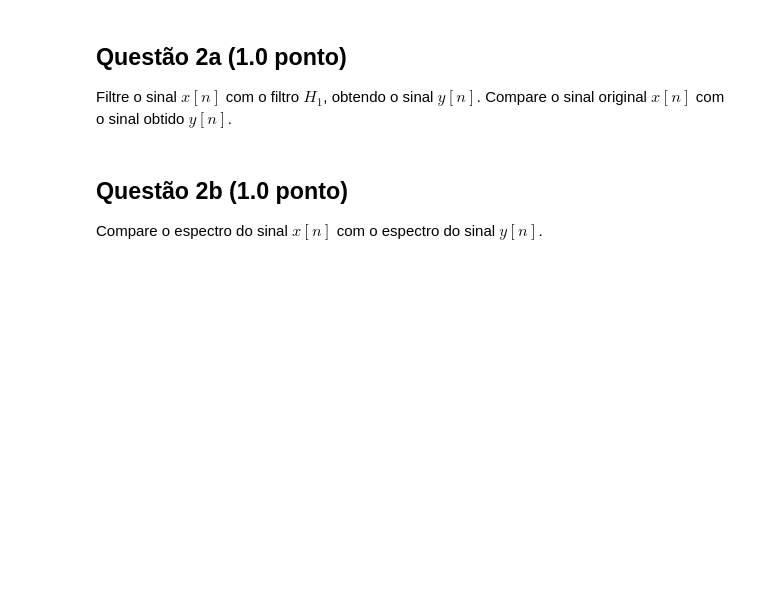
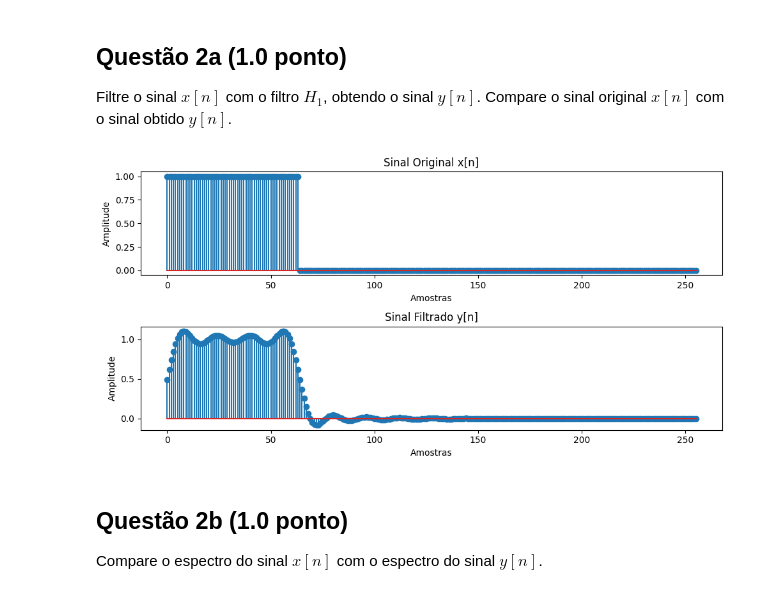
Before and after one commit to leopcortes/unb, a Jupyter notebook: sstd/Projeto3/projeto3.ipynb, the cells around one changed output. Cells and saved outputs as stored; diff of their text form; code cells hidden in the pictures; blank space fills up the shorter version.

```diff
--- a/sstd/Projeto3/projeto3.ipynb
+++ b/sstd/Projeto3/projeto3.ipynb
@@ -63,3 +129,37 @@ Filtre o sinal $x\left[n\right]$ com o filtro $H_1$, obtendo o sinal $y\left[n\r
+# %%
+#Resposta da questão 2a
+N = 256
+x = np.zeros(N)
+x[:64] = 1
+
+def passa_baixas(fc, N):
+  H = np.zeros(N)
+  H = np.sinc(2 * fc * (np.arange(N) - (N-1) / 2))
+  H *= np.hamming(N)
+  H /= np.sum(H)
+  return H
+
+fc = 1/16
+H_1 = passa_baixas(fc, N)
+
+y = np.convolve(x, H_1, mode='same')
+
+plt.figure(figsize=(10, 5))
+plt.subplot(2, 1, 1)
+plt.stem(x)
+plt.title('Sinal Original x[n]')
+plt.xlabel('Amostras')
+plt.ylabel('Amplitude')
+
+plt.subplot(2, 1, 2)
+plt.stem(y)
+plt.title('Sinal Filtrado y[n]')
+plt.xlabel('Amostras')
+plt.ylabel('Amplitude')
+plt.tight_layout()
+plt.show()
+# %% [output]
+[figure, added]
 # %% [markdown]
 ## Questão 2b (1.0 ponto)
 
```
Also changed, not shown: parts of 11 cells of this notebook.
